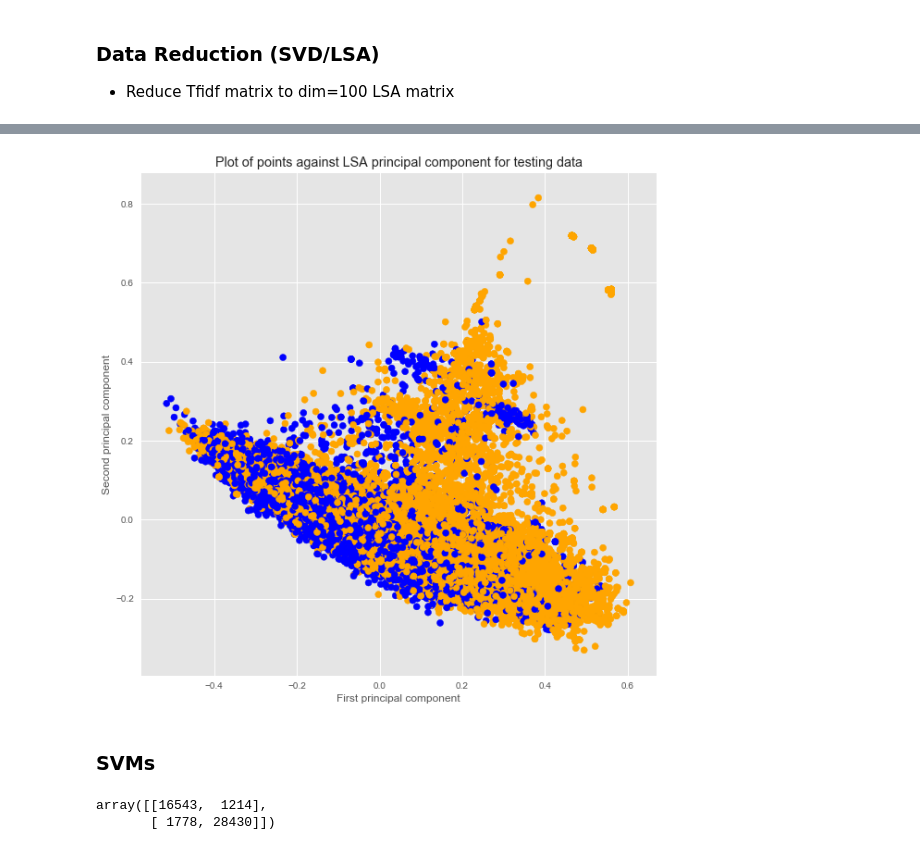
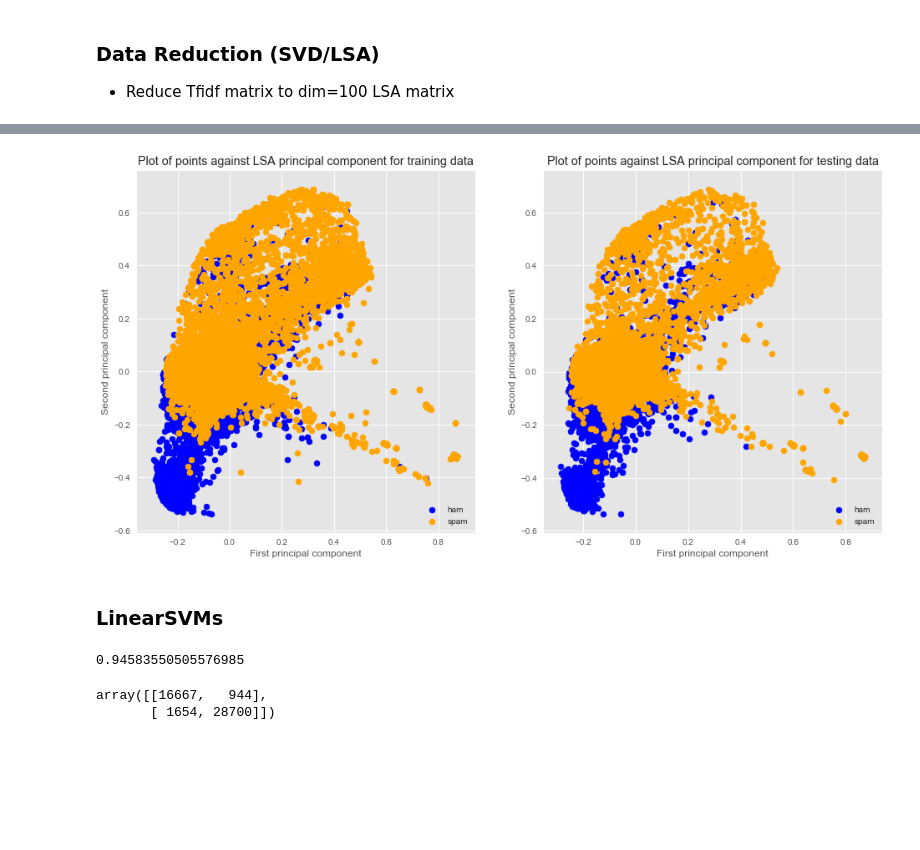
Before and after one commit to aenni0409/208-final-project-kapa, a Jupyter notebook: STA208_Project_Anita_Analysis.ipynb, the cells around one changed output, grey strips where cells are left out. Cells and saved outputs as stored; diff of their text form; code cells hidden in the pictures; blank space fills up the shorter version.

```diff
--- a/STA208_Project_Anita_Analysis.ipynb
+++ b/STA208_Project_Anita_Analysis.ipynb
@@ -155,0 +137,18 @@ def top_tfidf_feats(row, features top_n=25):
+# %%
+data_clean=pickle.load(open("data_clean.txt","rb"))
+
+def topwords(n=50,year='1999',data=data_clean,cla='spam'):
+	Spam = data[data['Classification']==cla]
+	counts_vec = count.fit_transform(Spam[Spam['Year']==year]['clean_emails'])
+	sum_counts = np.array(counts_vec.sum(axis=0))
+
+	feature_array = np.array(count.get_feature_names())
+	counts_sorting = np.argsort(sum_counts).flatten()[::-1]
+	top_n = feature_array[counts_sorting][:n]
+	#np.set_printoptions(threshold='nan')
+	return top_n
+
+topwords(20,'1999')
+
+for i in ['1999','2000','2001','2002','2003','2004','2005','2006','2007']:
+	print topwords(50,i)
@@ -180,24 +207,50 @@ plt.show()
-# %%
-fig = plt.figure(figsize=[10,10])
-colors=['blue','orange']
-plt.scatter(dtm_lsa_test[:,1],dtm_lsa_test[:,2],c=y_test, cmap=matplotlib.colors.ListedColormap(colors))
-plt.xlabel('First principal component')
-plt.ylabel('Second principal component')
-plt.title('Plot of points against LSA principal component for testing data')
-plt.show()
-plt.show()
-# %% [output]
-[figure, removed]
+# %%
+f, axarr = plt.subplots(1,2,figsize=(16,8))
+colors=['blue','orange']
+axarr[0].scatter(dtm_lsa[[i for i, x in enumerate(y_train==0) if x],1],
+                 dtm_lsa[[i for i, x in enumerate(y_train==0) if x],2],
+                 color = 'blue',label ='ham')
+
+axarr[0].scatter(dtm_lsa[[i for i, x in enumerate(y_train==1) if x],1],
+                 dtm_lsa[[i for i, x in enumerate(y_train==1) if x],2],
+                 color = 'orange',label ='spam')
+
+axarr[0].set_ylabel('Second principal component')
+axarr[0].set_xlabel('First principal component')
+axarr[0].legend(loc = 'lower right')
+axarr[0].set_title('Plot of points against LSA principal component for training data')
+
+
+axarr[1].scatter(dtm_lsa_test[[i for i, x in enumerate(y_test==0) if x],1],
+                 dtm_lsa_test[[i for i, x in enumerate(y_test==0) if x],2],
+                 color = 'blue',label ='ham')
+
+axarr[1].scatter(dtm_lsa_test[[i for i, x in enumerate(y_test==1) if x],1],
+                 dtm_lsa_test[[i for i, x in enumerate(y_test==1) if x],2],
+                 color = 'orange',label ='spam')
+axarr[1].set_xlabel('First principal component')
+axarr[1].set_ylabel('Second principal component')
+axarr[1].set_title('Plot of points against LSA principal component for testing data')
+axarr[1].legend(loc="lower right")
+
+plt.show()
+# %% [output]
+[figure, added]
 # %% [markdown]
-### SVMs
+### LinearSVMs
 # %%
 text_clf = Pipeline([('lsa', TruncatedSVD(100, algorithm = 'arpack')),
                      ('clf', LinearSVC(C=1))])
 _ = text_clf.fit(X_train_tf,y_train)
 predicted = text_clf.predict(X_test_tf)
 
-confusion_matrix(predicted, y_test)
+
+np.mean(predicted == y_test)
 # %% [output]
-array([[16543,  1214],
-       [ 1778, 28430]])
+0.94583550505576985
+# %%
+confusion_matrix(predicted, y_test)
+# %% [output]
+array([[16667,   944],
+       [ 1654, 28700]])
 # %%
```
Also changed, not shown: parts of 9 cells of this notebook.
